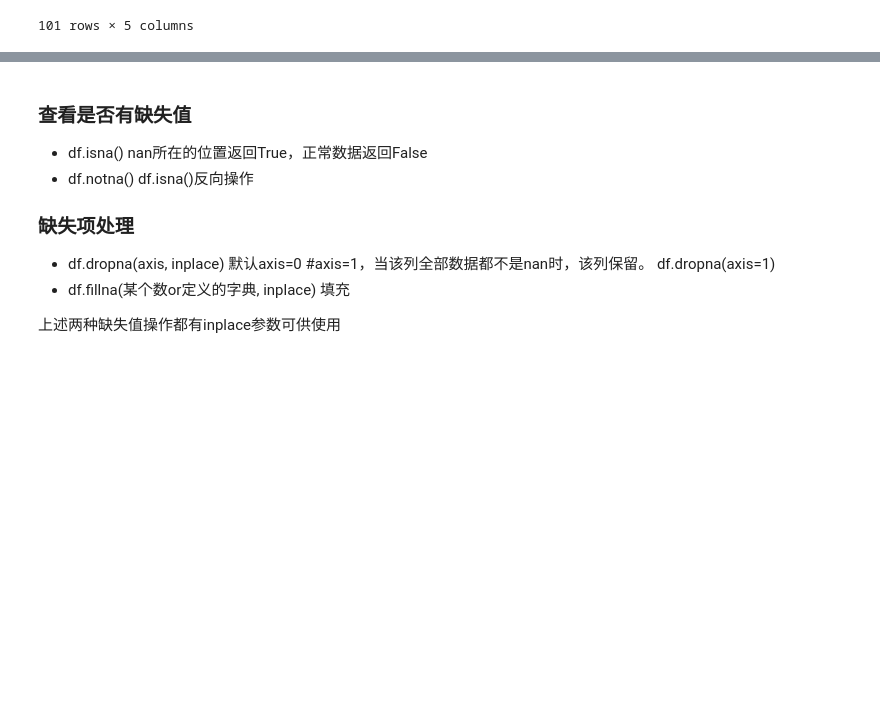
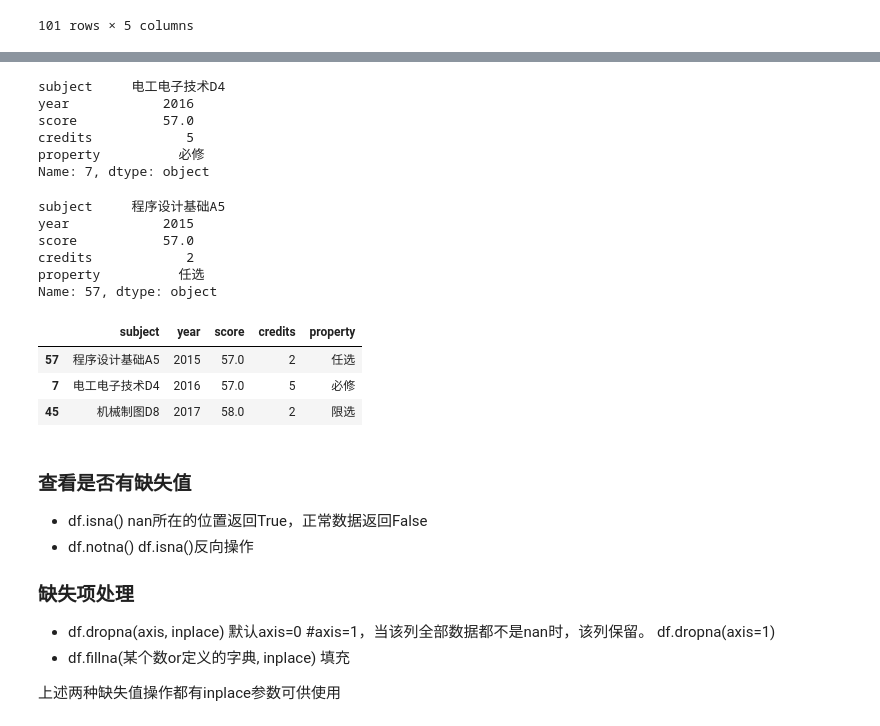
Before and after one commit to Only1Chris/CS112_SUSTech_Python, a Jupyter notebook: Session2/01_pandas.ipynb, the cells around one changed output, grey strips where cells are left out. Cells and saved outputs as stored; diff of their text form; code cells hidden in the pictures; blank space fills up the shorter version.

```diff
--- a/Session2/01_pandas.ipynb
+++ b/Session2/01_pandas.ipynb
@@ -246,3 +266,28 @@ df
+# %%
+df.loc[7]
+# %% [output]
+subject     电工电子技术D4
+year            2016
+score           57.0
+credits            5
+property          必修
+Name: 7, dtype: object
+# %%
+df.iloc[2]
+# %% [output]
+subject     程序设计基础A5
+year            2015
+score           57.0
+credits            2
+property          任选
+Name: 57, dtype: object
+# %%
+df.iloc[2:5]
+# %% [output]
+|  | subject | year | score | credits | property |
+| 57 | 程序设计基础A5 | 2015 | 57.0 | 2 | 任选 |
+| 7 | 电工电子技术D4 | 2016 | 57.0 | 5 | 必修 |
+| 45 | 机械制图D8 | 2017 | 58.0 | 2 | 限选 |
 # %% [markdown]
 ### 查看是否有缺失值
 - df.isna()  nan所在的位置返回True，正常数据返回False
```
Also changed, not shown: parts of 3 cells of this notebook.
